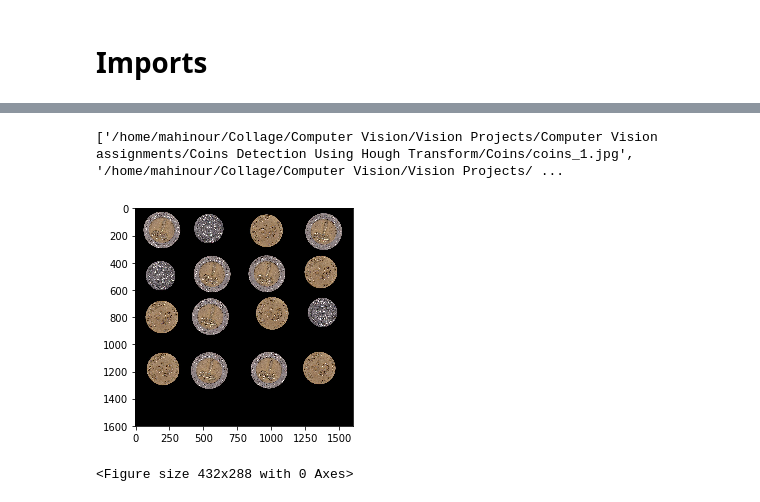
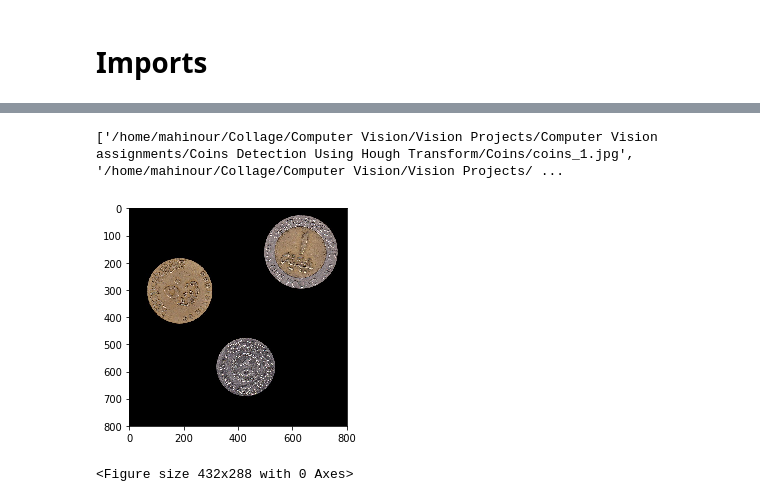
Before and after one commit to MahinourElsheikh/Computer-Vision-Assigments, a Jupyter notebook: Coins Detection Using Hough Transform/Coins Detection Using Hough Transform.ipynb, the cells around one changed output, grey strips where cells are left out. Cells and saved outputs as stored; diff of their text form; code cells hidden in the pictures.

```diff
--- a/Coins Detection Using Hough Transform/Coins Detection Using Hough Transform.ipynb
+++ b/Coins Detection Using Hough Transform/Coins Detection Using Hough Transform.ipynb
@@ -12,13 +14,13 @@ from scipy.ndimage import imread
 # %%
 filelist = glob.glob('/home/mahinour/Collage/Computer Vision/Vision Projects/Computer Vision  assignments/Coins Detection Using Hough Transform/Coins/*.jpg')
 print(filelist)
-try_image = filelist[1]
+try_image = filelist[3]
 image = cv2.imread(try_image)
 RGB_image = cv2.cvtColor(image, cv2.COLOR_BGR2RGB)
 plt.imshow(RGB_image)
 plt.figure()
 plt.show()
 # %% [output]
 ['/home/mahinour/Collage/Computer Vision/Vision Projects/Computer Vision  assignments/Coins Detection Using Hough Transform/Coins/coins_1.jpg', '/home/mahinour/Collage/Computer Vision/Vision Projects/ ...
-[figure, old version]
+[figure, new version]
 <Figure size 432x288 with 0 Axes>
```
Also changed, not shown: parts of 3 cells of this notebook.
